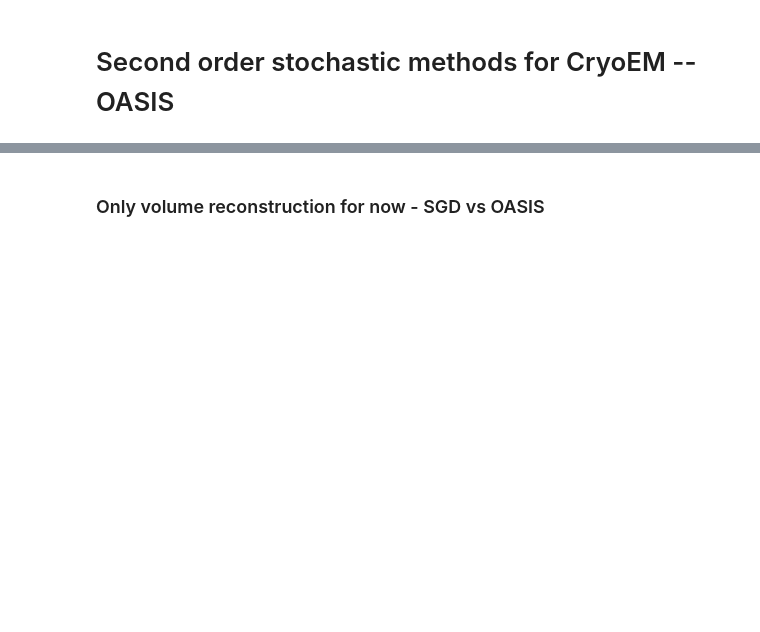
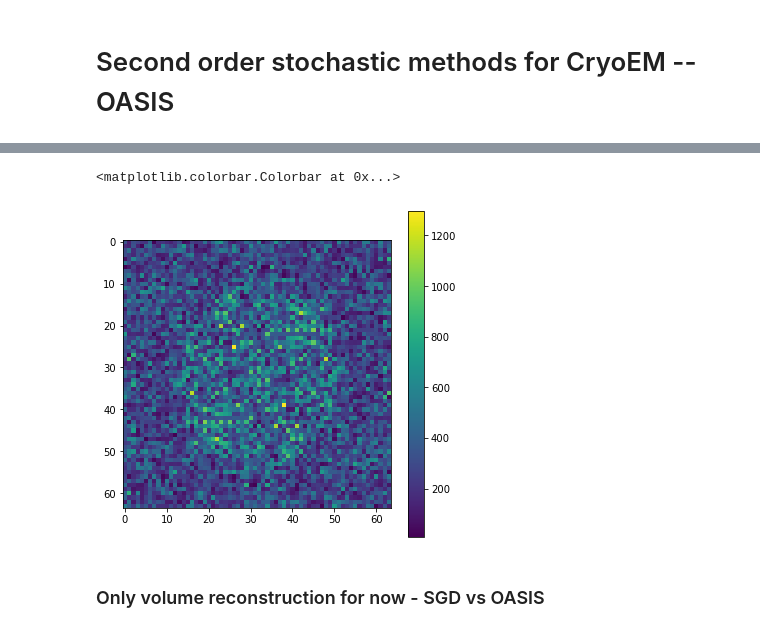
Before and after one commit to bogdantoader/simplecryoem, a Jupyter notebook: nb/Higher_stochastic.ipynb, the cells around one changed output, grey strips where cells are left out. Cells and saved outputs as stored; diff of their text form; code cells hidden in the pictures; blank space fills up the shorter version.

```diff
--- a/nb/Higher_stochastic.ipynb
+++ b/nb/Higher_stochastic.ipynb
@@ -44,17 +45,13 @@ load_data: number of partcles: 105519
 # %%
-# Extract two subsets with fixed seed key so that we always get the same splitting.
+# Extract a subset with fixed seed key so that we always get the same subset.
 # Larger sets must be supersets of the smaller sets respectively.
 
 N0 = imgs0.shape[0]
 nx0 = imgs0.shape[1]
 
-split_seed = 60
-split_key = random.PRNGKey(split_seed)
-idxrand = random.permutation(split_key, N0)
+subset_seed = 60
+subset_key = random.PRNGKey(subset_seed)
+idx_full = random.permutation(subset_key, N0)
 
-idx1full = idxrand[:N0//2]
-idx2full = idxrand[N0//2:]
-
-print(split_key)
-print(idx1full[:10])
-print(idx2full[:10])
+print(subset_key)
+print(idx_full[:10])
@@ -61,15 +61,14 @@ print(idx2full[:10])
 # %%
 out_dir = out_dir = '../data/out_dev/'
 
-nx_crop = 128 #192 #64 #8 #192 # 128 # 64
-N = 50000 #10000 #200 #104000 #80000 # 20000
+nx_crop = 64 #128 #192 #64 #8 #192 # 128 # 64
+N = 10000 #50000 #10000 #200 #104000 #80000 # 20000
 
-idx1 = idx1full[:N]
-idx2 = idx2full[:N]
+idx = idx_full[:N]
 # %%
-processed_data1 = preprocess(imgs0, params0, nx_crop = nx_crop, idx = idx1)
+processed_data = preprocess(imgs0, params0, nx_crop = nx_crop, idx = idx)
 
-imgs_f1 = processed_data1["imgs_f"]
-angles1 = processed_data1["angles"]
-shifts1 = processed_data1["shifts"]
-ctf_params1 = processed_data1["ctf_params"]
+imgs_f = processed_data["imgs_f"]
+angles = processed_data["angles"]
+shifts = processed_data["shifts"]
+ctf_params = processed_data["ctf_params"]
@@ -92,5 +102,8 @@ N = imgs_f1.shape[0]
 # %%
-plt.imshow(jnp.fft.fftshift(jnp.abs(imgs_f1[15].reshape([nx_crop,nx_crop]))));plt.colorbar()
+plt.imshow(jnp.fft.fftshift(jnp.abs(imgs_f[15].reshape([nx_crop,nx_crop]))));plt.colorbar()
+# %% [output]
+<matplotlib.colorbar.Colorbar at 0x...>
+[figure, added]
 # %%
 #del(imgs0)
 # %% [markdown]
```
Also changed, not shown: parts of 91 cells of this notebook.
